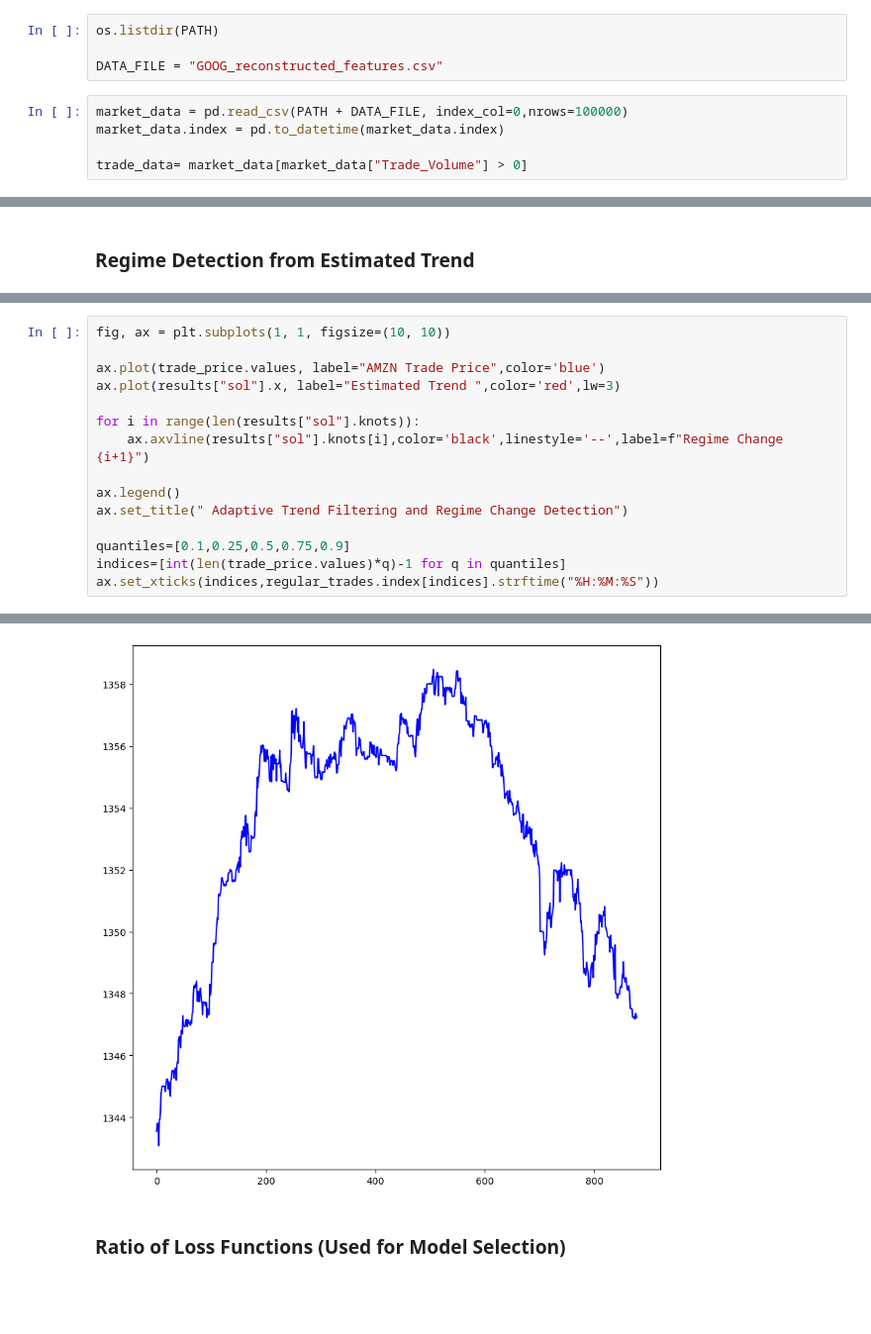
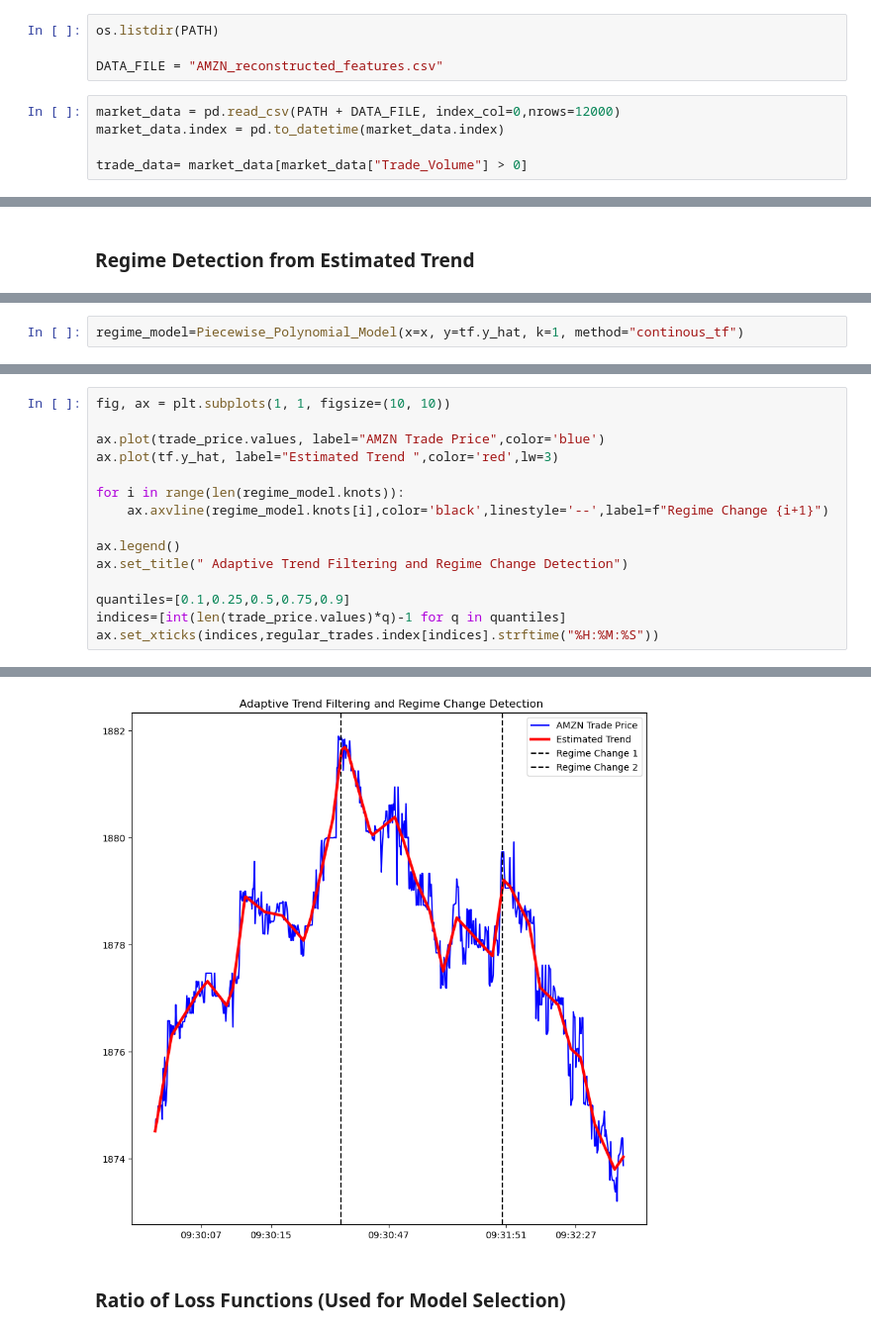
Before and after one commit to jasonbohne123/Adaptive_Signal_Estimation, a Jupyter notebook: research/real_data/Data_Benchmark'.ipynb, the cells around one changed output, grey strips where cells are left out. Shown at 99% size. Saved outputs shown, nothing was run; the diff lists cells and outputs as text; blank space fills up the shorter version.

```diff
--- a/research/real_data/Data_Benchmark'.ipynb
+++ b/research/real_data/Data_Benchmark'.ipynb
@@ -39,9 +39,9 @@ os.listdir(PATH)[:20]
 # %%
 os.listdir(PATH)
 
-DATA_FILE = "GOOG_reconstructed_features.csv"
+DATA_FILE = "AMZN_reconstructed_features.csv"
 # %%
-market_data = pd.read_csv(PATH + DATA_FILE, index_col=0,nrows=100000)
+market_data = pd.read_csv(PATH + DATA_FILE, index_col=0,nrows=12000)
 market_data.index = pd.to_datetime(market_data.index)
 
 trade_data= market_data[market_data["Trade_Volume"] > 0]
@@ -128,0 +137,2 @@ ax.plot(tf.y_hat, label="Estimate",lw=3,color='orange')
+# %%
+regime_model=Piecewise_Polynomial_Model(x=x, y=tf.y_hat, k=1, method="continous_tf")
@@ -130,10 +171,10 @@ ax.plot(tf.y_hat, label="Estimate",lw=3,color='orange')
 fig, ax = plt.subplots(1, 1, figsize=(10, 10))
 
 ax.plot(trade_price.values, label="AMZN Trade Price",color='blue')
-ax.plot(results["sol"].x, label="Estimated Trend ",color='red',lw=3)
+ax.plot(tf.y_hat, label="Estimated Trend ",color='red',lw=3)
 
-for i in range(len(results["sol"].knots)):
-    ax.axvline(results["sol"].knots[i],color='black',linestyle='--',label=f"Regime Change {i+1}")
+for i in range(len(regime_model.knots)):
+    ax.axvline(regime_model.knots[i],color='black',linestyle='--',label=f"Regime Change {i+1}")
 
 ax.legend()
 ax.set_title(" Adaptive Trend Filtering and Regime Change Detection")
@@ -146,4 +191,4 @@ NameError: name 'results' is not defined
-[figure, old version]
+[figure, new version]
 # %% [markdown]
 ### Ratio of Loss Functions (Used for Model Selection)
 # %%
```
Also changed, not shown: parts of 20 cells of this notebook, 14 other files.
